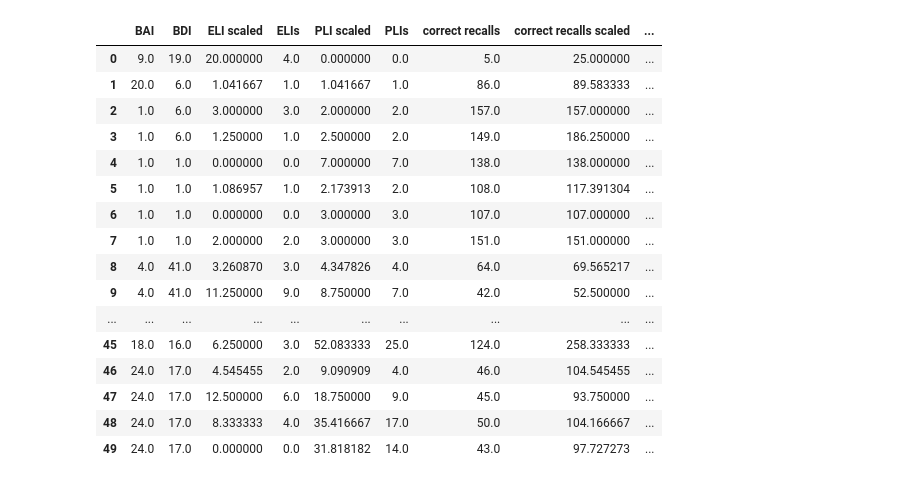
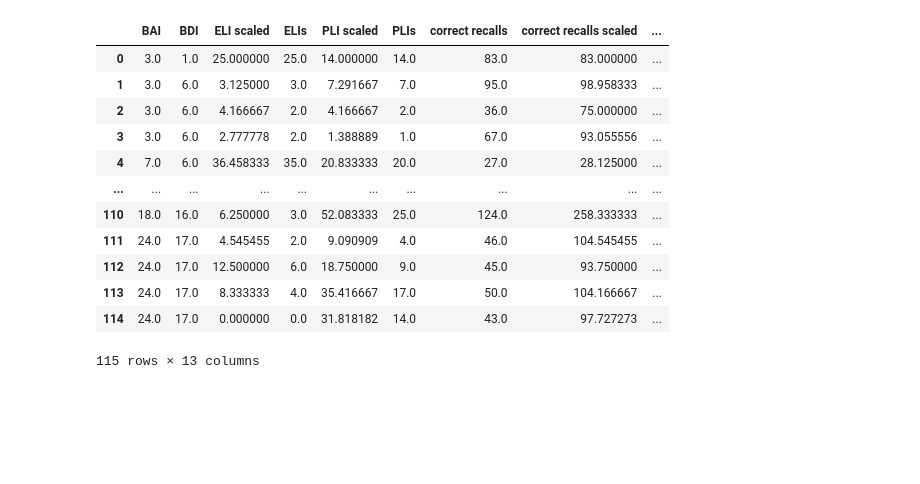
Before and after one commit to NoaHerz/Mental_health, a Jupyter notebook: MH_intrusion.ipynb, the cells around one changed output. Cells and saved outputs as stored; diff of their text form; code cells hidden in the pictures; blank space fills up the shorter version.

```diff
--- a/MH_intrusion.ipynb
+++ b/MH_intrusion.ipynb
@@ -6,21 +6,22 @@ import matplotlib.pyplot as plt
 import seaborn as sb
 from scipy import stats
 # %%
-site = 'Jefferson'
+sites = ['Dartmouth', 'Jefferson']
 sel_sub = pd.DataFrame([])
 subs = []
-df = pd.read_excel(r'./' + site + '_neuropsych.xlsx')
-for i in df.index:
-    gap = df.iloc[i]['Time between report and implant (days)']
-    BDI = df.iloc[i]['BDI']
-    BAI = df.iloc[i]['BAI']
-    sub = df.iloc[i]['Subject Number']
-    if gap < 183 and np.isnan(BDI)==False and np.isnan(BAI)==False:
-        sel_sub = sel_sub.append({
-            'subject':sub,
-            'BDI':BDI,
-            'BAI':BAI
-            }, ignore_index = True)
+for site in sites:
+    df = pd.read_excel(r'./' + site + '_neuropsych.xlsx')
+    for i in df.index:
+        gap = df.iloc[i]['Time between report and implant (days)']
+        BDI = df.iloc[i]['BDI']
+        BAI = df.iloc[i]['BAI']
+        sub = df.iloc[i]['Subject Number']
+        if gap < 183 and np.isnan(BDI)==False and np.isnan(BAI)==False:
+            sel_sub = sel_sub.append({
+                'subject':sub,
+                'BDI':BDI,
+                'BAI':BAI
+                }, ignore_index = True)
 sel_sub
 # %% [output]
 |  | BAI | BDI | subject |
@@ -137,49 +119,48 @@ df_filter = pd.DataFrame([])
 for i in trial_df.index:
     try:
         sub = trial_df.iloc[i]['subject']
         row = df_select[df_select['subject'] == sub]
         eli = trial_df.iloc[i]['number of extra-list intrusions']
         pli = trial_df.iloc[i]['number of prior-list intrusions']
         correc = trial_df.iloc[i]['number of correct recalls']
         lists = trial_df.iloc[i]['number of lists']
+        exp = trial_df.iloc[i]['experiment']
+        #max number of lists is either 12 or 25 for catFR1 depending on version. Always 25 for FR1
         sc_correc = float(correc/lists)*25
         sceli = float(eli/lists)*25
         scpli = float(pli/lists)*25
         df_filter = df_filter.append({
             'subject':sub,
+            'experiment':exp,
             'correct recalls':correc,
             'ELIs':eli,
             'PLIs':pli,
             'total ints': eli+pli,
             'lists':lists,
             'correct recalls scaled':sc_correc,
             'ELI scaled':sceli,
             'PLI scaled':scpli,
             'total scaled':sceli+scpli,
             'BAI':int(row['BAI'].values),
             'BDI':int(row['BDI'].values)
         }, ignore_index = True)
     except:
         continue
 df_filter
 # %% [output]
 |  | BAI | BDI | ELI scaled | ELIs | PLI scaled | PLIs | correct recalls | correct recalls scaled | ... |
-| 0 | 9.0 | 19.0 | 20.000000 | 4.0 | 0.000000 | 0.0 | 5.0 | 25.000000 | ... |
-| 1 | 20.0 | 6.0 | 1.041667 | 1.0 | 1.041667 | 1.0 | 86.0 | 89.583333 | ... |
-| 2 | 1.0 | 6.0 | 3.000000 | 3.0 | 2.000000 | 2.0 | 157.0 | 157.000000 | ... |
-| 3 | 1.0 | 6.0 | 1.250000 | 1.0 | 2.500000 | 2.0 | 149.0 | 186.250000 | ... |
-| 4 | 1.0 | 1.0 | 0.000000 | 0.0 | 7.000000 | 7.0 | 138.0 | 138.000000 | ... |
-| 5 | 1.0 | 1.0 | 1.086957 | 1.0 | 2.173913 | 2.0 | 108.0 | 117.391304 | ... |
-| 6 | 1.0 | 1.0 | 0.000000 | 0.0 | 3.000000 | 3.0 | 107.0 | 107.000000 | ... |
-| 7 | 1.0 | 1.0 | 2.000000 | 2.0 | 3.000000 | 3.0 | 151.0 | 151.000000 | ... |
-| 8 | 4.0 | 41.0 | 3.260870 | 3.0 | 4.347826 | 4.0 | 64.0 | 69.565217 | ... |
-| 9 | 4.0 | 41.0 | 11.250000 | 9.0 | 8.750000 | 7.0 | 42.0 | 52.500000 | ... |
+| 0 | 3.0 | 1.0 | 25.000000 | 25.0 | 14.000000 | 14.0 | 83.0 | 83.000000 | ... |
+| 1 | 3.0 | 6.0 | 3.125000 | 3.0 | 7.291667 | 7.0 | 95.0 | 98.958333 | ... |
+| 2 | 3.0 | 6.0 | 4.166667 | 2.0 | 4.166667 | 2.0 | 36.0 | 75.000000 | ... |
+| 3 | 3.0 | 6.0 | 2.777778 | 2.0 | 1.388889 | 1.0 | 67.0 | 93.055556 | ... |
+| 4 | 7.0 | 6.0 | 36.458333 | 35.0 | 20.833333 | 20.0 | 27.0 | 28.125000 | ... |
 | ... | ... | ... | ... | ... | ... | ... | ... | ... | ... |
-| 45 | 18.0 | 16.0 | 6.250000 | 3.0 | 52.083333 | 25.0 | 124.0 | 258.333333 | ... |
-| 46 | 24.0 | 17.0 | 4.545455 | 2.0 | 9.090909 | 4.0 | 46.0 | 104.545455 | ... |
-| 47 | 24.0 | 17.0 | 12.500000 | 6.0 | 18.750000 | 9.0 | 45.0 | 93.750000 | ... |
-| 48 | 24.0 | 17.0 | 8.333333 | 4.0 | 35.416667 | 17.0 | 50.0 | 104.166667 | ... |
-| 49 | 24.0 | 17.0 | 0.000000 | 0.0 | 31.818182 | 14.0 | 43.0 | 97.727273 | ... |
+| 110 | 18.0 | 16.0 | 6.250000 | 3.0 | 52.083333 | 25.0 | 124.0 | 258.333333 | ... |
+| 111 | 24.0 | 17.0 | 4.545455 | 2.0 | 9.090909 | 4.0 | 46.0 | 104.545455 | ... |
+| 112 | 24.0 | 17.0 | 12.500000 | 6.0 | 18.750000 | 9.0 | 45.0 | 93.750000 | ... |
+| 113 | 24.0 | 17.0 | 8.333333 | 4.0 | 35.416667 | 17.0 | 50.0 | 104.166667 | ... |
+| 114 | 24.0 | 17.0 | 0.000000 | 0.0 | 31.818182 | 14.0 | 43.0 | 97.727273 | ... |
+115 rows × 13 columns
 # %%
 avg_df = pd.DataFrame([])
 sub_df = df_filter['subject'].unique()
```
Also changed, not shown: parts of 5 cells of this notebook.
